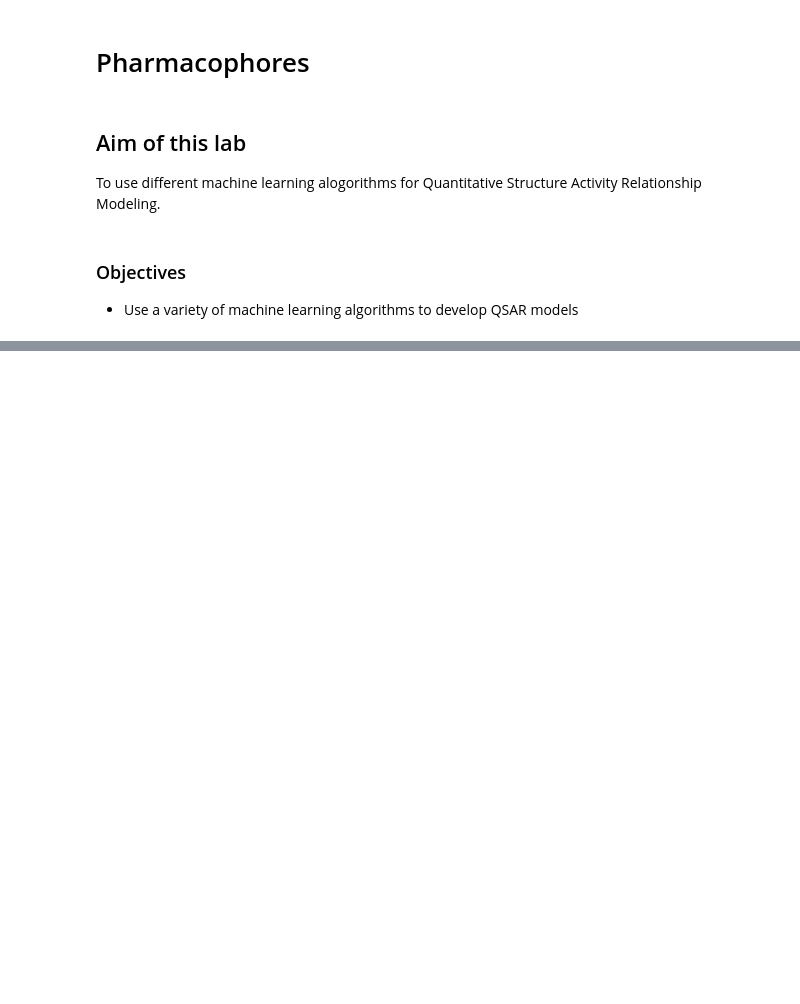
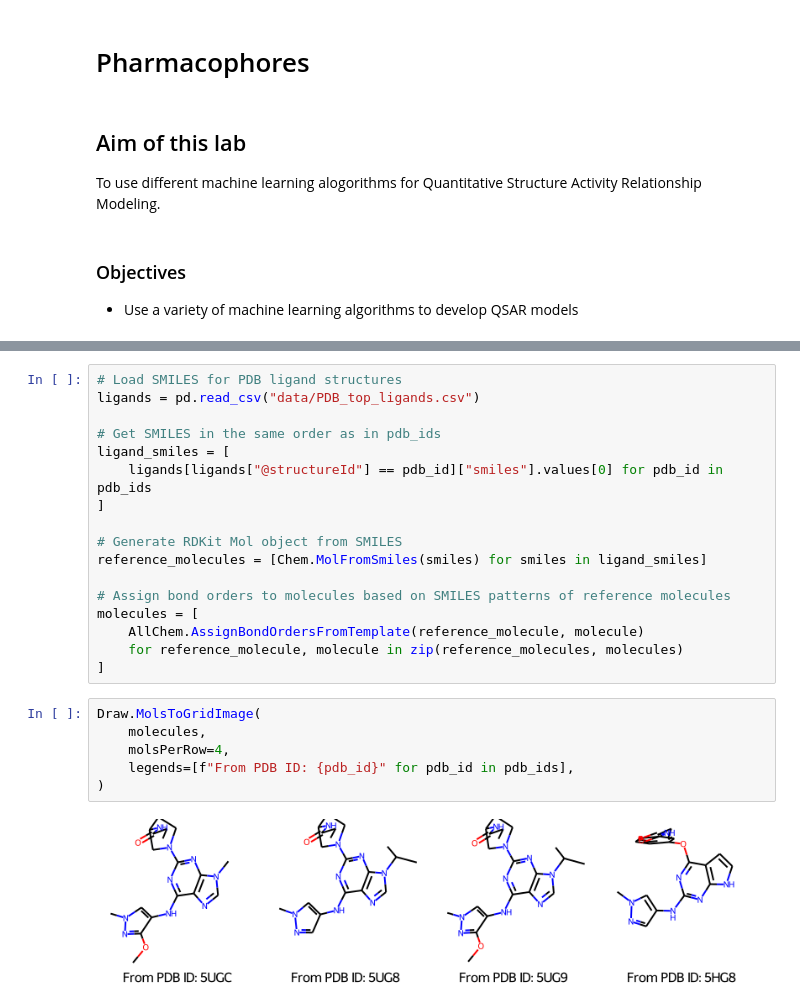
Before and after one commit to russodanielp/intro_cheminformatics, a Jupyter notebook: Lab 11 - Pharmacophores/lab.ipynb, the cells around one changed output, grey strips where cells are left out. Saved outputs shown, nothing was run; the diff lists cells and outputs as text; blank space fills up the shorter version.

```diff
--- a/Lab 11 - Pharmacophores/lab.ipynb
+++ b/Lab 11 - Pharmacophores/lab.ipynb
@@ -95,0 +137,25 @@ Regression
+# %%
+# Load SMILES for PDB ligand structures
+ligands = pd.read_csv("data/PDB_top_ligands.csv")
+
+# Get SMILES in the same order as in pdb_ids
+ligand_smiles = [
+    ligands[ligands["@structureId"] == pdb_id]["smiles"].values[0] for pdb_id in pdb_ids
+]
+
+# Generate RDKit Mol object from SMILES
+reference_molecules = [Chem.MolFromSmiles(smiles) for smiles in ligand_smiles]
+
+# Assign bond orders to molecules based on SMILES patterns of reference molecules
+molecules = [
+    AllChem.AssignBondOrdersFromTemplate(reference_molecule, molecule)
+    for reference_molecule, molecule in zip(reference_molecules, molecules)
+]
+# %%
+Draw.MolsToGridImage(
+    molecules,
+    molsPerRow=4,
+    legends=[f"From PDB ID: {pdb_id}" for pdb_id in pdb_ids],
+)
+# %% [output]
+[figure, added]
```
Also changed, not shown: parts of 102 cells of this notebook, 11 other files.
